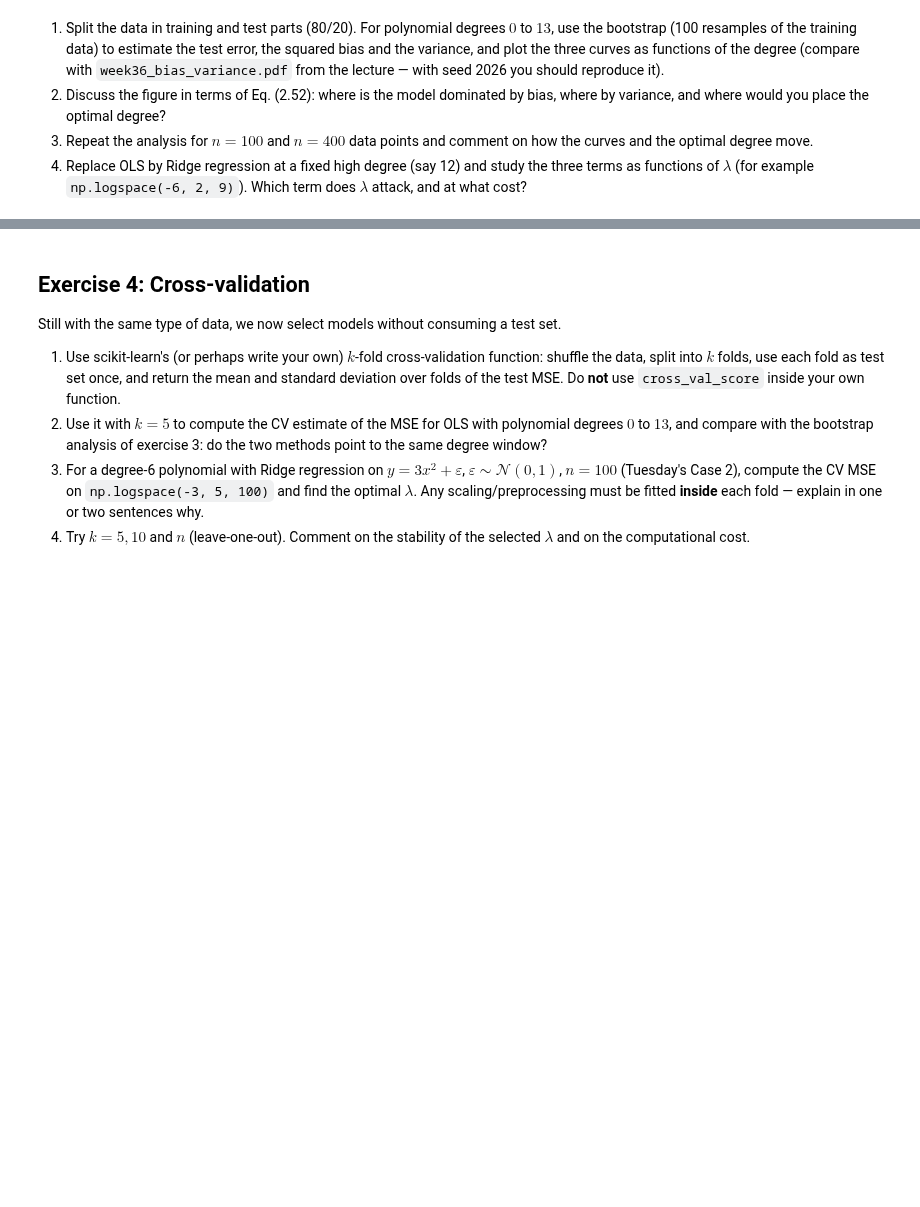
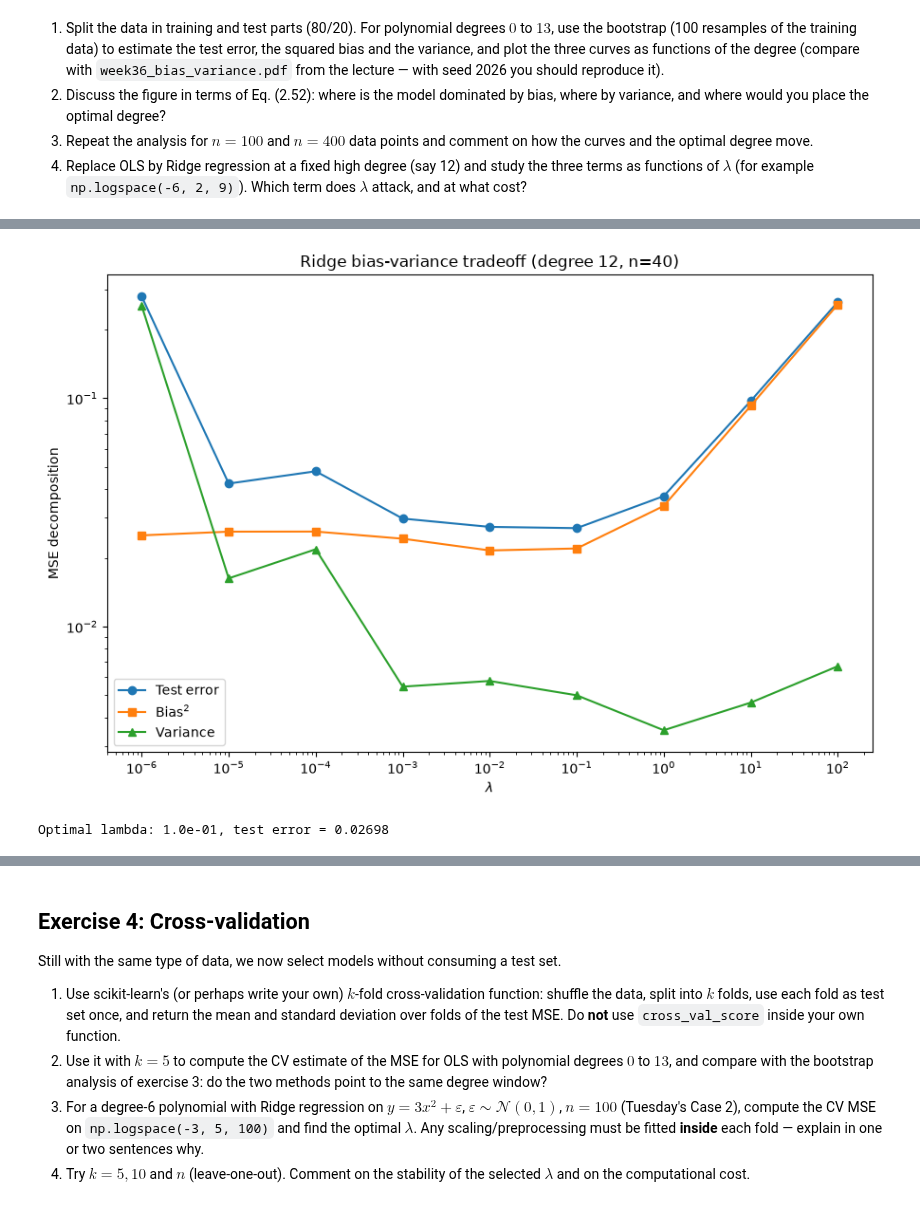
Before and after one commit to SigurdRiseth/FYS-STK4155-exercises, a Jupyter notebook: solutions/week36/exercisesweek36.ipynb, the cells around one changed output, grey strips where cells are left out. Saved outputs shown, nothing was run; the diff lists cells and outputs as text; code cells hidden in the pictures; blank space fills up the shorter version.

```diff
--- a/solutions/week36/exercisesweek36.ipynb
+++ b/solutions/week36/exercisesweek36.ipynb
@@ -123,0 +261,36 @@ y = np.exp(-x**2) + 1.5 * np.exp(-(x - 2)**2) + np.random.normal(0, 0.1, x.shape
+# %%
+# Part 4: Ridge at fixed high degree, bias-variance vs lambda
+
+degree_ridge = 12
+lambdas = np.logspace(-6, 2, 9)
+
+errors_r, biases_r, variances_r = [], [], []
+for lam in lambdas:
+    model = make_pipeline(
+        PolynomialFeatures(degree_ridge, include_bias=False),
+        StandardScaler(),
+        Ridge(alpha=lam),
+    )
+    error, bias2, variance = bias_variance_bootstrap(x_train, y_train, x_test, y_test, model)
+    errors_r.append(error)
+    biases_r.append(bias2)
+    variances_r.append(variance)
+
+fig, ax = plt.subplots(figsize=(9, 6))
+ax.plot(lambdas, errors_r, "o-", label="Test error")
+ax.plot(lambdas, biases_r, "s-", label=r"Bias$^2$")
+ax.plot(lambdas, variances_r, "^-", label="Variance")
+ax.set_xscale("log")
+ax.set_yscale("log")
+ax.set_xlabel(r"$\lambda$")
+ax.set_ylabel("MSE decomposition")
+ax.set_title(f"Ridge bias-variance tradeoff (degree {degree_ridge}, n={n})")
+ax.legend()
+plt.tight_layout()
+plt.show()
+
+best_idx = int(np.argmin(errors_r))
+print(f"Optimal lambda: {lambdas[best_idx]:.1e}, test error = {errors_r[best_idx]:.5f}")
+# %% [output]
+[figure, added]
+Optimal lambda: 1.0e-01, test error = 0.02698
```
Also changed, not shown: parts of 5 cells of this notebook, 1 other file.
